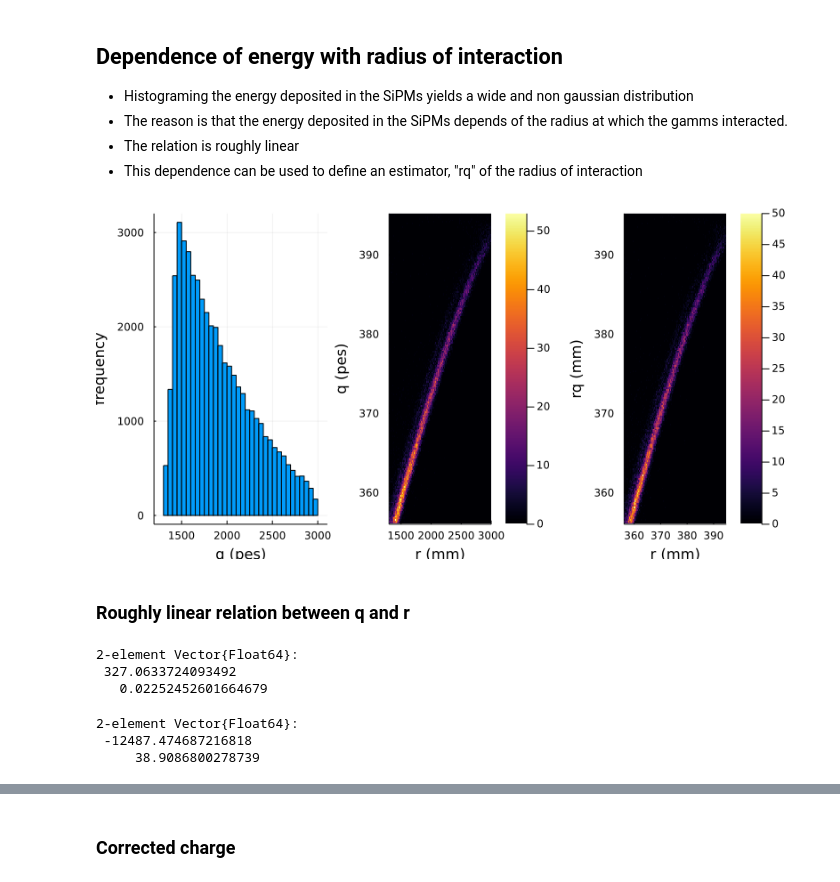
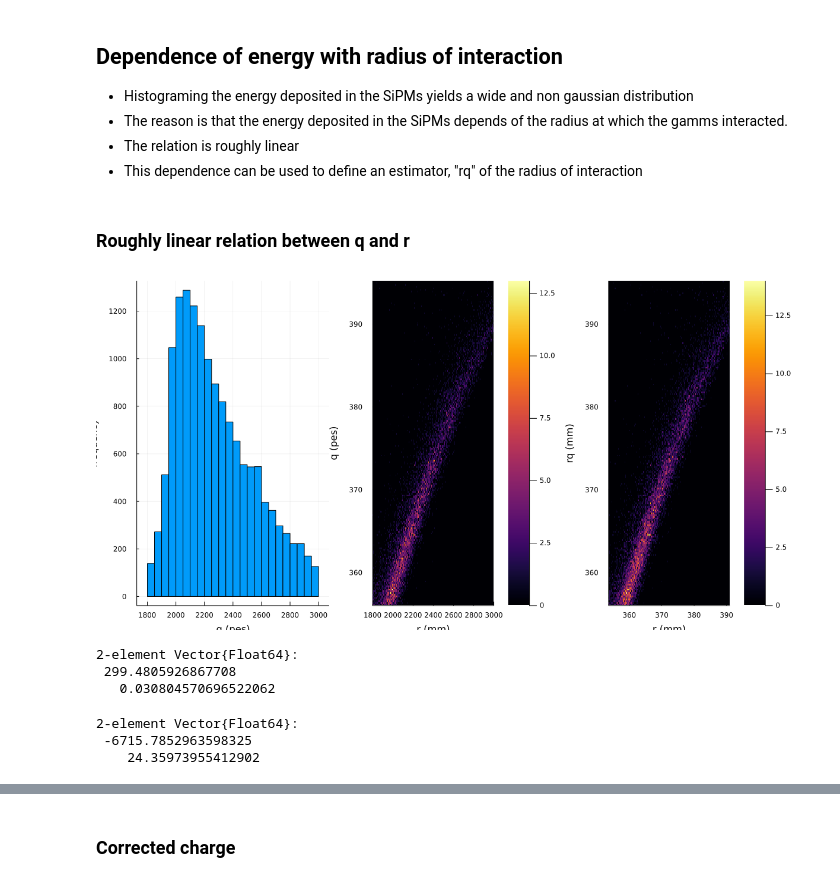
Before and after one commit to jjgomezcadenas/JPetalo, a Jupyter notebook: notebooks/nema_photoe.ipynb, the cells around one changed output, grey strips where cells are left out. Cells and saved outputs as stored; diff of their text form; code cells hidden in the pictures.

```diff
--- a/notebooks/nema_photoe.ipynb
+++ b/notebooks/nema_photoe.ipynb
@@ -59,7 +109,7 @@ Main.JPetalo
 ### Read a summary data frame with photoelectric interactions
 # %%
 drx = datadir("nema3df")
-input = string(drx,"/nema3df_f600_q4_1300_3000_phot.csv")
+input = string(drx,"/nemadf_f200_q2_1800_3000_kmeans_phot.csv")
 n3df = DataFrame(CSV.File(input));
 # %%
 println(names(n3df))
@@ -71,34 +121,34 @@ println(names(n3df))
 - The reason is that the energy deposited in the SiPMs depends of the radius at which the gamms interacted.
 - The relation is roughly linear
 - This dependence can be used to define an estimator, "rq" of the radius of interaction
+# %% [markdown]
+### Roughly linear relation between q and r
 # %%
-hq, phq = JPetalo.hist1d(n3df.q1, 50, "q (pes)");
+hq, phq = JPetalo.hist1d(n3df.q1, "q (pes)", 50, 0.0, 4000.0);
 # %%
-xe,ye,hqr,phqr = JPetalo.hist2d(n3df.r,n3df.q1, 250, "r (mm)", "q (pes)");
-xe,ye,hrrq,phrrq = JPetalo.hist2d(n3df.r,n3df.rq, 250, "r (mm)", "rq (mm)");
+xe,ye,hqr,phqr = JPetalo.hist2d(n3df.r1,n3df.q1, 250, "r (mm)", "q (pes)");
+xe,ye,hrrq,phrrq = JPetalo.hist2d(n3df.r1,n3df.rq1, 250, "r (mm)", "rq (mm)");
 # %%
-plot(phq, phqr, phrrq, layout = (1, 3), size = (800, 400),
+plot(phq, phqr, phrrq, layout = (1, 3), size = (1200, 600),
      legend=false, fmt = :png)
 # %% [output]
-[figure, old version]
+[figure, new version]
-# %% [markdown]
-### Roughly linear relation between q and r
 # %%
-pqrdf = JPetalo.p1df(n3df.q1, n3df.r, 100);
+pqrdf = JPetalo.p1df(n3df.q1, n3df.r1, 50);
 lfqr, pqr, cqr = JPetalo.lfit(pqrdf);
 cqr
 # %% [output]
 2-element Vector{Float64}:
- 327.0633724093492
-   0.02252452601664679
+ 299.4805926867708
+   0.030804570696522062
 # %%
-prqdf = JPetalo.p1df(n3df.r, n3df.q1, 100);
+prqdf = JPetalo.p1df(n3df.r1, n3df.q1, 50);
 lfrq, prq, crq = JPetalo.lfit(prqdf);
 crq
 # %% [output]
 2-element Vector{Float64}:
- -12487.474687216818
-     38.9086800278739
+ -6715.7852963598325
+    24.35973955412902
 # %%
 pqr = plot(pqrdf.x_mean,pqrdf.y_mean, yerror=pqrdf.y_std, shape = :circle, color = :black, legend=false)
 pqr = plot!(pqr,pqrdf.x_mean,lfqr, lw=3, legend=false)
```
Also changed, not shown: parts of 84 cells of this notebook, 9 other files.
